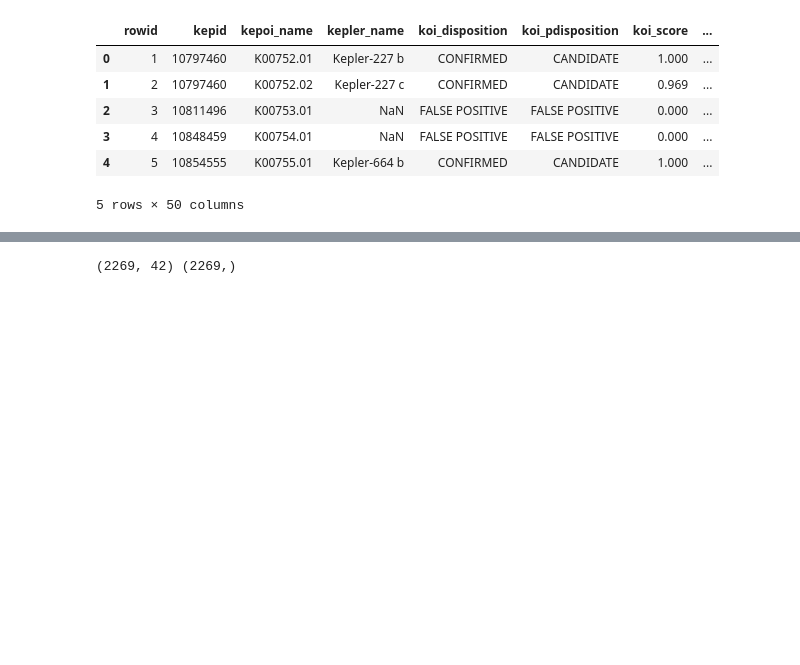
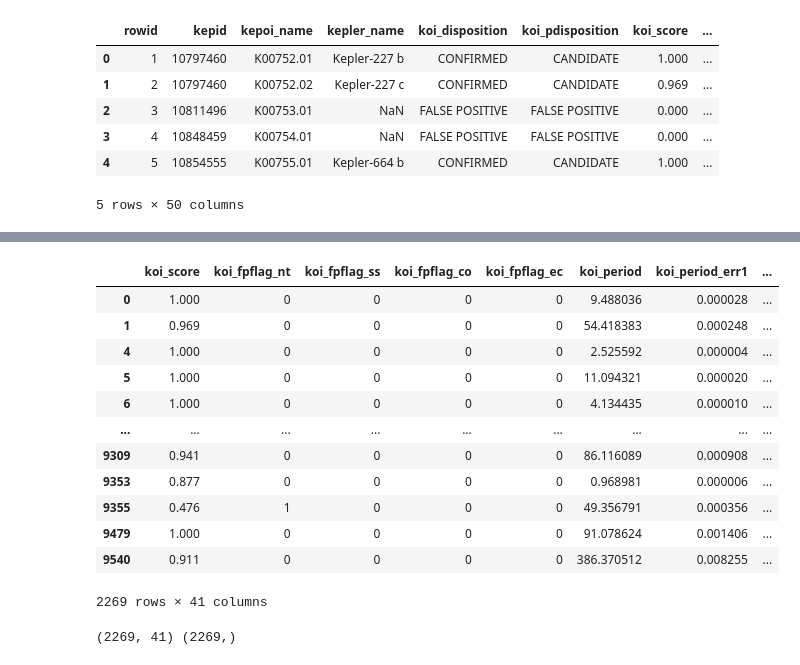
Before and after one commit to christianchu/machine-learning-challenge, a Jupyter notebook: Deep_learning_model.ipynb, the cells around one changed output, grey strips where cells are left out. Drawn from its saved outputs; the diff is of its cells as text; code cells hidden in the pictures; blank space fills up the shorter version.

Commit message:
working model

```diff
--- a/Deep_learning_model.ipynb
+++ b/Deep_learning_model.ipynb
@@ -36,20 +36,3 @@ kepler_df.head()
 | 3 | 4 | 10848459 | K00754.01 | NaN | FALSE POSITIVE | FALSE POSITIVE | 0.000 | ... |
 | 4 | 5 | 10854555 | K00755.01 | Kepler-664 b | CONFIRMED | CANDIDATE | 1.000 | ... |
 5 rows × 50 columns
-# %%
-kepler_df = kepler_df.dropna(axis='columns', how='all')
-kepler_df = kepler_df.dropna()
-kepler_df = kepler_df[['koi_disposition',
-        'koi_score', 'koi_fpflag_nt', 'koi_fpflag_ss',
-       'koi_fpflag_co', 'koi_fpflag_ec', 'koi_period', 'koi_period_err1',
-       'koi_period_err2', 'koi_time0bk', 'koi_time0bk_err1',
-       'koi_time0bk_err2', 'koi_impact', 'koi_impact_err1', 'koi_impact_err2',
-       'koi_duration', 'koi_duration_err1', 'koi_duration_err2', 'koi_depth',
-       'koi_depth_err1', 'koi_depth_err2', 'koi_prad', 'koi_prad_err1',
-       'koi_prad_err2', 'koi_teq', 'koi_insol',
-       'koi_insol_err1', 'koi_insol_err2', 'koi_model_snr', 'koi_tce_plnt_num',
-       'koi_tce_delivname', 'koi_steff', 'koi_steff_err1', 'koi_steff_err2',
-       'koi_slogg', 'koi_slogg_err1', 'koi_slogg_err2', 'koi_srad',
-       'koi_srad_err1', 'koi_srad_err2', 'ra', 'dec', 'koi_kepmag']]
-
-kepler_df.head()
@@ -84,10 +88,40 @@ dtype: object
+# %%
+kepler_df = kepler_df[['koi_disposition',
+        'koi_score', 'koi_fpflag_nt', 'koi_fpflag_ss',
+       'koi_fpflag_co', 'koi_fpflag_ec', 'koi_period', 'koi_period_err1',
+       'koi_period_err2', 'koi_time0bk', 'koi_time0bk_err1',
+       'koi_time0bk_err2', 'koi_impact', 'koi_impact_err1', 'koi_impact_err2',
+       'koi_duration', 'koi_duration_err1', 'koi_duration_err2', 'koi_depth',
+       'koi_depth_err1', 'koi_depth_err2', 'koi_prad', 'koi_prad_err1',
+       'koi_prad_err2', 'koi_teq', 'koi_insol', 'koi_insol_err1',
+       'koi_insol_err2', 'koi_model_snr', 'koi_tce_plnt_num',
+        'koi_steff', 'koi_steff_err1', 'koi_steff_err2',
+       'koi_slogg', 'koi_slogg_err1', 'koi_slogg_err2', 'koi_srad',
+       'koi_srad_err1', 'koi_srad_err2', 'ra', 'dec', 'koi_kepmag']]
+# %%
+selected_features = kepler_df.drop('koi_disposition', axis=1)
+selected_features
+# %% [output]
+|  | koi_score | koi_fpflag_nt | koi_fpflag_ss | koi_fpflag_co | koi_fpflag_ec | koi_period | koi_period_err1 | ... |
+| 0 | 1.000 | 0 | 0 | 0 | 0 | 9.488036 | 0.000028 | ... |
+| 1 | 0.969 | 0 | 0 | 0 | 0 | 54.418383 | 0.000248 | ... |
+| 4 | 1.000 | 0 | 0 | 0 | 0 | 2.525592 | 0.000004 | ... |
+| 5 | 1.000 | 0 | 0 | 0 | 0 | 11.094321 | 0.000020 | ... |
+| 6 | 1.000 | 0 | 0 | 0 | 0 | 4.134435 | 0.000010 | ... |
+| ... | ... | ... | ... | ... | ... | ... | ... | ... |
+| 9309 | 0.941 | 0 | 0 | 0 | 0 | 86.116089 | 0.000908 | ... |
+| 9353 | 0.877 | 0 | 0 | 0 | 0 | 0.968981 | 0.000006 | ... |
+| 9355 | 0.476 | 1 | 0 | 0 | 0 | 49.356791 | 0.000356 | ... |
+| 9479 | 1.000 | 0 | 0 | 0 | 0 | 91.078624 | 0.001406 | ... |
+| 9540 | 0.911 | 0 | 0 | 0 | 0 | 386.370512 | 0.008255 | ... |
+2269 rows × 41 columns
 # %%
-X = kepler_df.drop("koi_disposition", axis=1)
+X = selected_features
 y = kepler_df["koi_disposition"].values
 
 print(X.shape, y.shape)
 # %% [output]
-(2269, 42) (2269,)
+(2269, 41) (2269,)
 # %%
 from sklearn.model_selection import train_test_split
 from sklearn.preprocessing import LabelEncoder, MinMaxScaler
```
Also changed, not shown: parts of 11 cells of this notebook, 1 other file.
